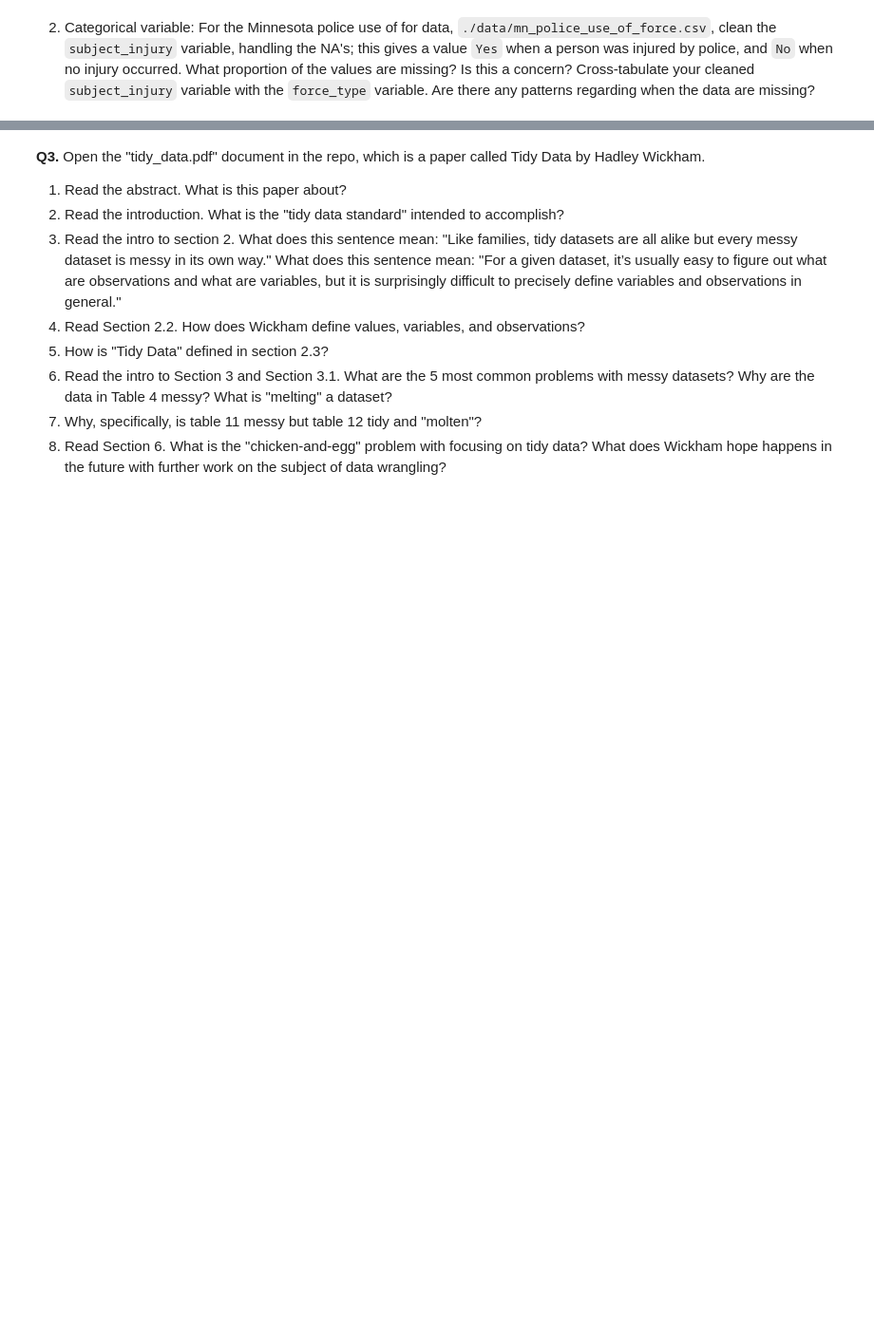
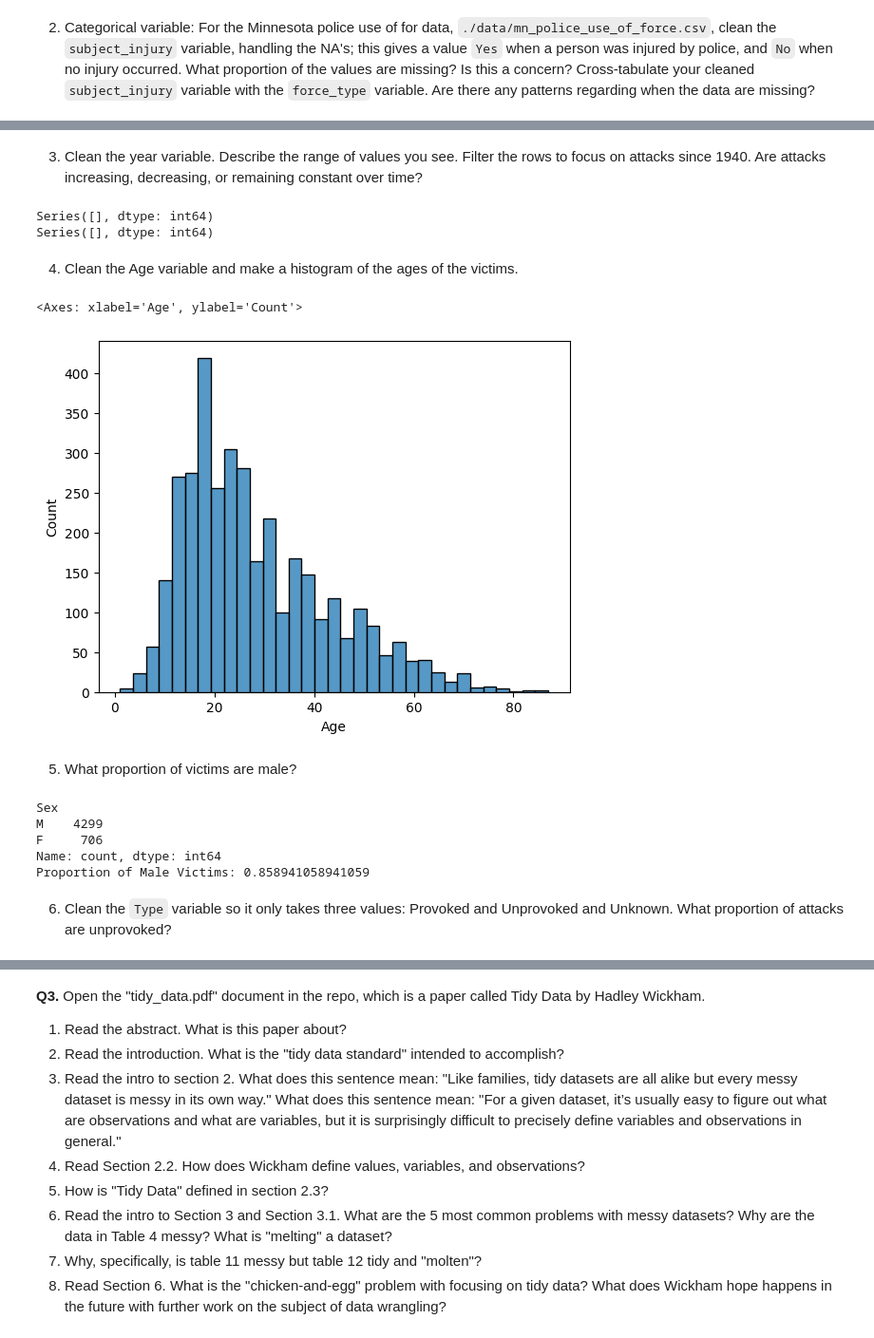
Before and after one commit to pnr3kr/wrangling, a Jupyter notebook: assignment/assignment.ipynb, the cells around one changed output, grey strips where cells are left out. Shown at 95% size. Drawn from its saved outputs; the diff is of its cells as text; code cells hidden in the pictures; blank space fills up the shorter version.

```diff
--- a/assignment/assignment.ipynb
+++ b/assignment/assignment.ipynb
@@ -46,7 +127,6 @@ Number of missing values in "Price": 0
 # %%
-# Read the csv and convert to DataFrame
-mn_police_data = pd.read_csv("data/mn_police_use_of_force.csv")
-mn_df = pd.DataFrame(mn_police_data)
-
-mn_df["subject_injury"] = mn_df["subject_injury"].fillna("Unknown")
+# Read the xls and convert to DataFrame
+sharks_data = pd.read_excel("data/shark_attacks.xls")
+sharks_df = pd.DataFrame(sharks_data)
+print(sharks_df.shape)
 # %% [output]
@@ -78,0 +136,4 @@ mn_df["subject_injury"] = mn_df["subject_injury"].fillna("Unknown")
+# %%
+sharks_df = sharks_df.drop(columns=["pdf", "href formula", "href", "Case Number", "Case Number.1", "original order", "Unnamed: 21", "Unnamed: 22"])
+
+sharks_df.head(5)
@@ -78,0 +147,53 @@ mn_df["subject_injury"] = mn_df["subject_injury"].fillna("Unknown")
+# %% [markdown]
+3. Clean the year variable. Describe the range of values you see. Filter the rows to focus on attacks since 1940. Are attacks increasing, decreasing, or remaining constant over time?
+# %%
+sharks_df["Year"] = pd.to_numeric(sharks_df["Year"]).dropna().round().astype(int)
+
+# Filter rows to focus on attacks only since 1940
+sharks_df = sharks_df[sharks_df["Year"] >= 1940]
+
+# Group attacks by year
+attacks_per_year = sharks_df.groupby("Year").size()
+
+print(attacks_per_year[0:10])
+print(attacks_per_year[77:87])
+# The attacks seem to be increasing since 1940 from the 20s-30s to the 100s in recent years.
+# %% [output]
+Series([], dtype: int64)
+Series([], dtype: int64)
+# %% [markdown]
+4. Clean the Age variable and make a histogram of the ages of the victims.
+# %%
+import matplotlib as plt
+import seaborn as sns
+import numpy as np
+
+sharks_df["Age"] = pd.to_numeric(sharks_df["Age"], errors="coerce").dropna().astype(int)
+
+sns.histplot(sharks_df["Age"])
+# %% [output]
+<Axes: xlabel='Age', ylabel='Count'>
+[figure, added]
+# %% [markdown]
+5. What proportion of victims are male?
+# %%
+sharks_df["Sex"] = sharks_df["Sex"].replace({
+    "lli": np.nan,
+    "M x 2": "M",
+    " M": "M",
+    "M ": "M"
+    })
+
+print(sharks_df["Sex"].value_counts())
+
+M = (sharks_df["Sex"] == "M").sum()
+F = (sharks_df["Sex"] == "F").sum()
+print("Proportion of Male Victims:", M/(M+F))
+# %% [output]
+Sex
+M    4299
+F     706
+Name: count, dtype: int64
+Proportion of Male Victims: 0.858941058941059
+# %% [markdown]
+6. Clean the `Type` variable so it only takes three values: Provoked and Unprovoked and Unknown. What proportion of attacks are unprovoked?
```
Also changed, not shown: parts of 22 cells of this notebook, 1 other file.
